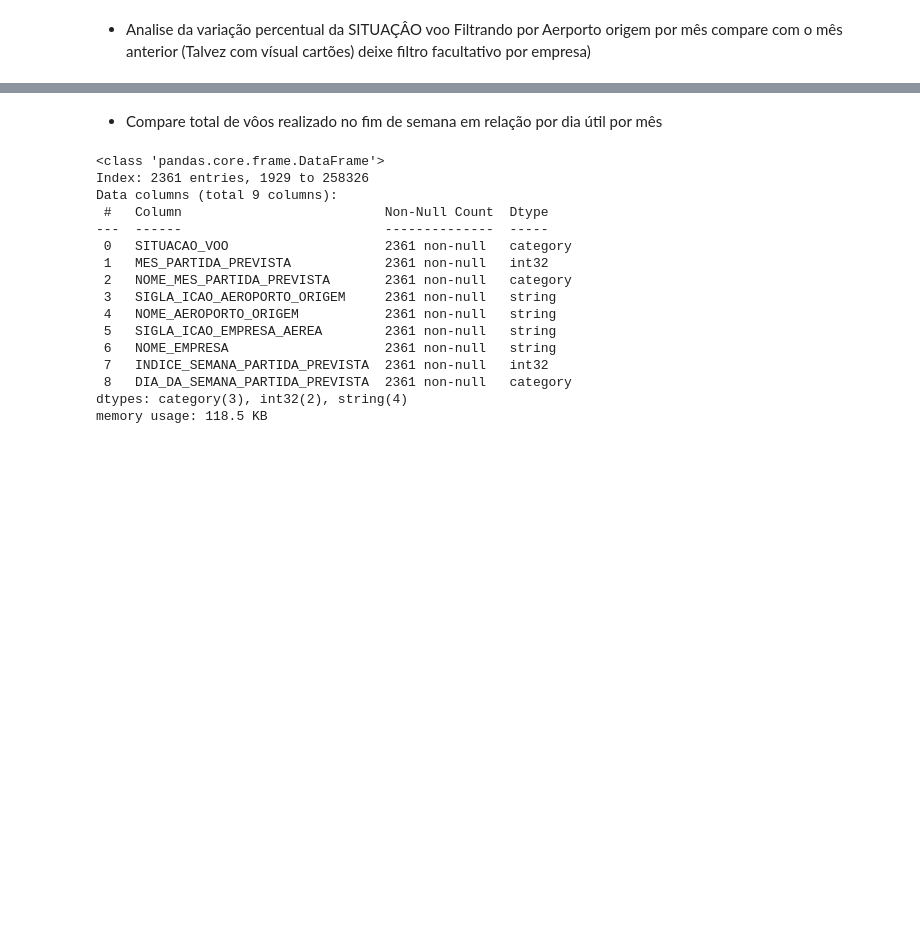
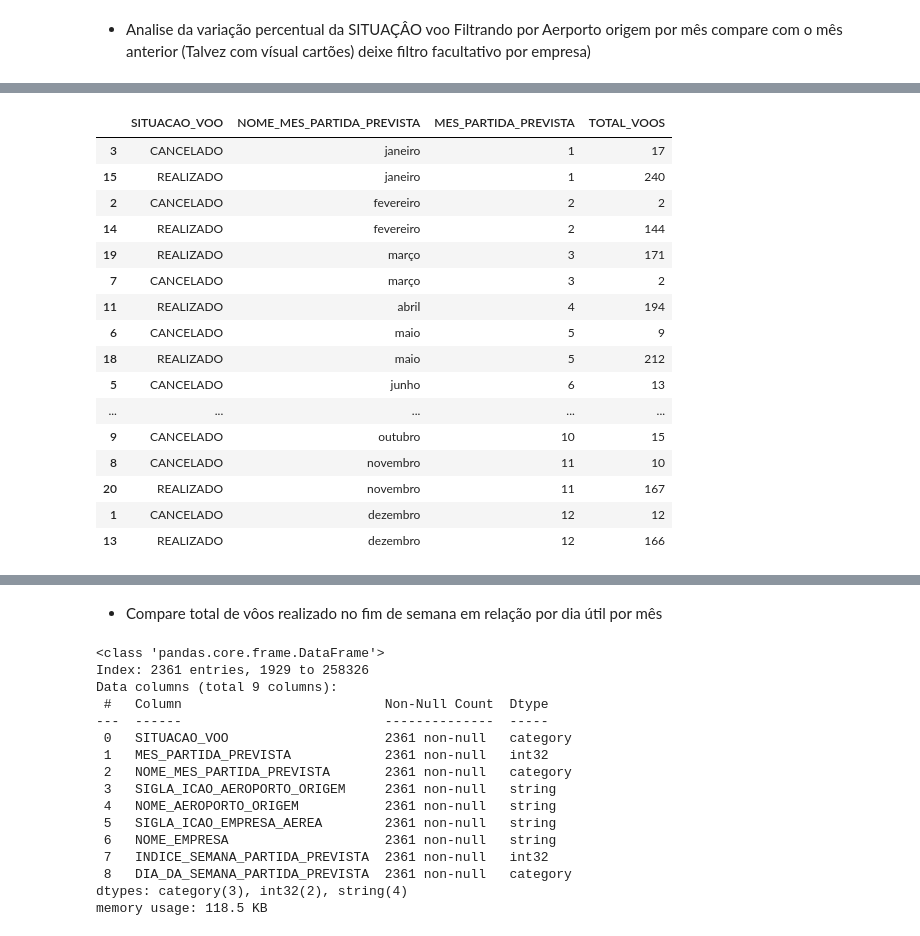
Before and after one commit to rodrigorocha1/dashboard_dados_voos_python, a Jupyter notebook: notebooks/visualizacoes.ipynb, the cells around one changed output, grey strips where cells are left out. Cells and saved outputs as stored; diff of their text form; code cells hidden in the pictures; blank space fills up the shorter version.

```diff
--- a/notebooks/visualizacoes.ipynb
+++ b/notebooks/visualizacoes.ipynb
@@ -238,0 +233,15 @@ fig.show()
+# %%
+colunas = [
+    'SITUACAO_VOO',
+    'MES_PARTIDA_PREVISTA',
+    'NOME_MES_PARTIDA_PREVISTA',
+    'SIGLA_ICAO_AEROPORTO_ORIGEM',
+    'NOME_AEROPORTO_ORIGEM',
+    'SIGLA_ICAO_EMPRESA_AEREA',
+    'NOME_EMPRESA'
+
+]
+dataframe = pd.read_parquet(caminho_base, columns=colunas)
+# %%
+dataframe = dataframe.query('SIGLA_ICAO_AEROPORTO_ORIGEM == "SBRP"  and SIGLA_ICAO_EMPRESA_AEREA =="AZU"') #  and SITUACAO_VOO=="REALIZADO"
+dataframe.head()
@@ -238,0 +255,25 @@ fig.show()
+# %%
+dataframe[['SITUACAO_VOO', 'NOME_MES_PARTIDA_PREVISTA']] = dataframe[['SITUACAO_VOO', 'NOME_MES_PARTIDA_PREVISTA']].astype('string')
+# %%
+dataframe_gb = dataframe.groupby(['SITUACAO_VOO', 'NOME_MES_PARTIDA_PREVISTA', 'MES_PARTIDA_PREVISTA']).agg(
+    TOTAL_VOOS=('NOME_MES_PARTIDA_PREVISTA', 'count')
+).reset_index().sort_values(by=['MES_PARTIDA_PREVISTA'])
+dataframe_gb
+# %% [output]
+|  | SITUACAO_VOO | NOME_MES_PARTIDA_PREVISTA | MES_PARTIDA_PREVISTA | TOTAL_VOOS |
+| 3 | CANCELADO | janeiro | 1 | 17 |
+| 15 | REALIZADO | janeiro | 1 | 240 |
+| 2 | CANCELADO | fevereiro | 2 | 2 |
+| 14 | REALIZADO | fevereiro | 2 | 144 |
+| 19 | REALIZADO | março | 3 | 171 |
+| 7 | CANCELADO | março | 3 | 2 |
+| 11 | REALIZADO | abril | 4 | 194 |
+| 6 | CANCELADO | maio | 5 | 9 |
+| 18 | REALIZADO | maio | 5 | 212 |
+| 5 | CANCELADO | junho | 6 | 13 |
+| ... | ... | ... | ... | ... |
+| 9 | CANCELADO | outubro | 10 | 15 |
+| 8 | CANCELADO | novembro | 11 | 10 |
+| 20 | REALIZADO | novembro | 11 | 167 |
+| 1 | CANCELADO | dezembro | 12 | 12 |
+| 13 | REALIZADO | dezembro | 12 | 166 |
```
Also changed, not shown: parts of 9 cells of this notebook.
